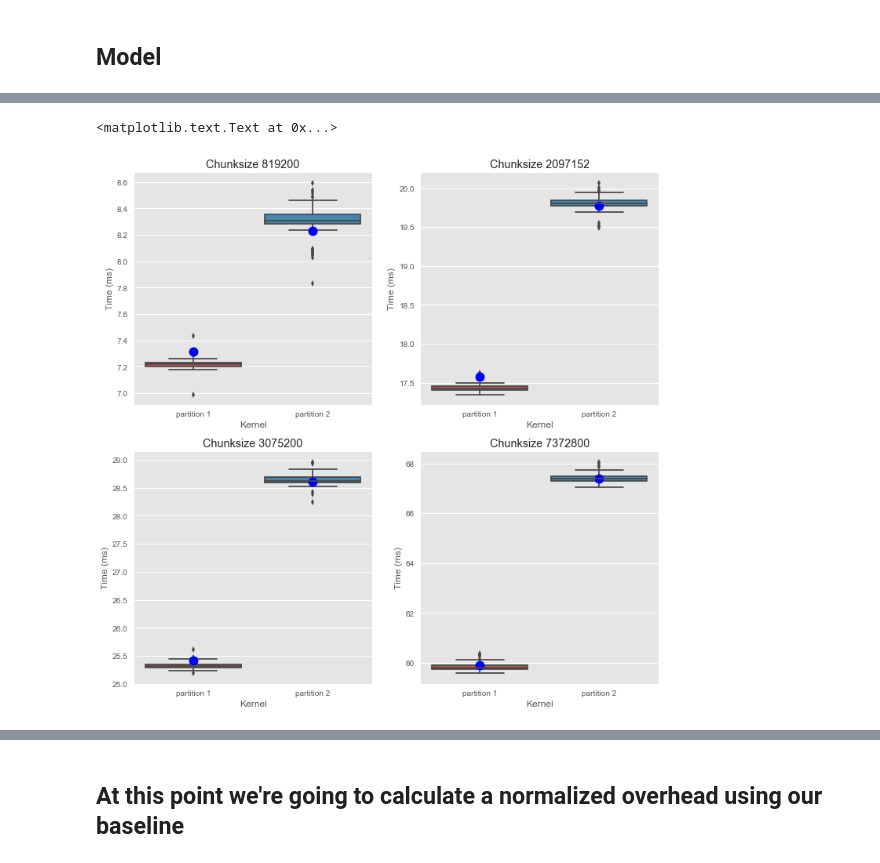
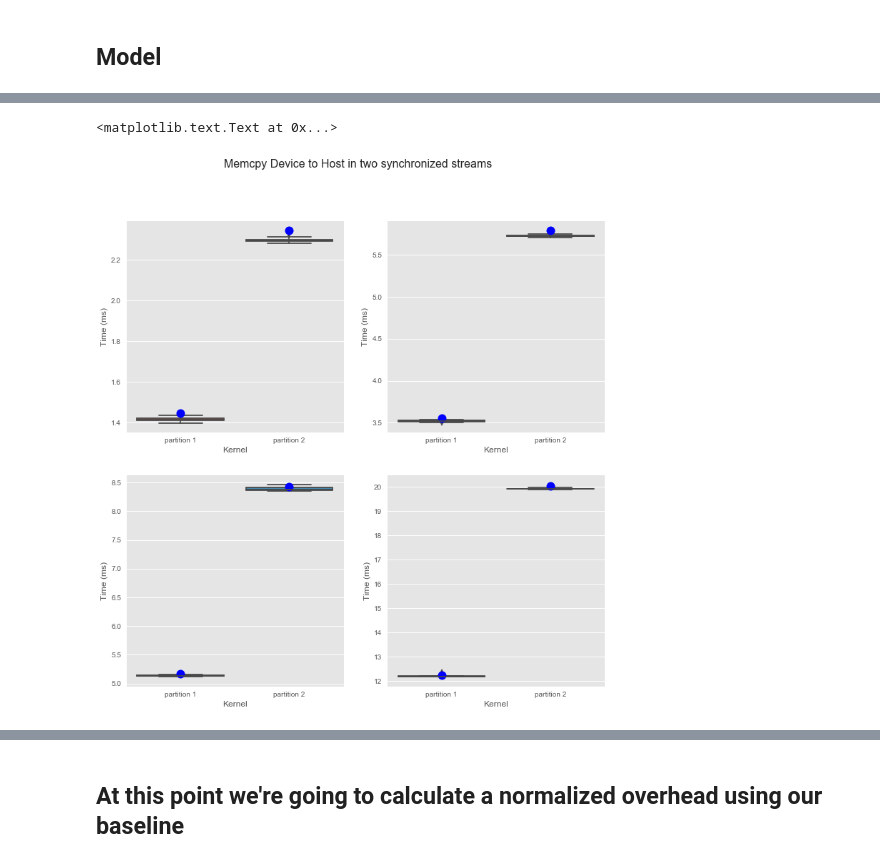
Before and after one commit to Erikun/bandwidthpartition, a Jupyter notebook: chunkedwithkernels.ipynb, the cells around one changed output, grey strips where cells are left out. Drawn from its saved outputs; the diff is of its cells as text; code cells hidden in the pictures.

```diff
--- a/chunkedwithkernels.ipynb
+++ b/chunkedwithkernels.ipynb
@@ -245,13 +245,13 @@ Model
 # %%
 #if P1 matrix is larger than p2
 def memtransfersync(m,n,k,c):
-    t1 = m*fsync(c)+(n)*fsync(c)
-    t2 = m*fsync(c)+n*fsync(c)+k*fsync(c)#f1p(c)
+    t1 = m*f1p(c)+(n-1)*fsync(c)
+    t2 = m*f1p(c)+(n)*fsync(c)+k*f1p(c)
     return (t1,t2)
 
 def memtransfersyncreturn(m,n,k,c):
-    t1 = m*fp1DtH(c)+(n)*fsyncDtH(c)
-    t2 = n*fsyncDtH(c)+k*fp1DtH(c)
+    t1 = m*fp1DtH(c)+(n-1)*fsyncDtH(c)
+    t2 = m*fp1DtH(c)+n*fsyncDtH(c)+(k)*fp1DtH(c)
     return (t1,t2)
 
 def memtransferstream(m,n,k,c):
@@ -259,6 +259,11 @@ def memtransferstream(m,n,k,c):
     t2 = m*fsingle(c)+n*fsingle(c)+k*fsingle(c)
     return (t1,t2)
 
+def memtransferstreamreturn(m,n,k,c):
+    t1 = m*fsingleDtH(c)+(n-1)*fsingleDtH(c)
+    t2 = m*fsingleDtH(c)+n*fsingleDtH(c)+k*fsingleDtH(c)
+    return (t1,t2)
+
 #memtransfersync(3,6,3,2097152)
 #print memtransfersync(0,24,0,2097152)
 #print memtransferstream(0,24,0,2097152)
@@ -281,27 +408,29 @@ mtest620.head()
 # %%
-mtest = pd.read_csv('./data/kerneltestdata/modeltest320_960.csv', sep = ',')
+mtest = pd.read_csv('./data/kerneltestdata/modeltest960resultv5.csv', sep = ',')
 mtest.columns = mtest.columns.str.strip()
 plt.figure()
 
 
 #mt = mtest[mtest['Kernel']=='partition 1']
-h = memtransfersync(6,42,6,819200)
+h = memtransfersyncreturn(6,6,6,819200)
 print h
 mt = mtest #[mtest['Kernel']=='partition 1']
+mtp1=mtest[mtest['Kernel']=='partition 1']
+mtp2=mtest[mtest['Kernel']=='partition 2']
+print mtp1['DtHtime'].mean(), (h[0]-mtp1["DtHtime"].mean()),(h[0]-mtp1["DtHtime"].mean())/h[0]*100
+print mtp2['DtHtime'].mean(), (h[1]-mtp2["DtHtime"].mean()),(h[1]-mtp2["DtHtime"].mean())/h[1]*100
 
 plt.subplot(221)
 
 
 #mt['HtDtime'].plot(kind = 'box')
-seaborn.boxplot(x='Kernel', y='HtDtime', data=mt)
+seaborn.boxplot(x='Kernel', y='DtHtime', data=mt)
 
 
 plt.plot([0],[h[0]], marker = 'o',markersize=12, color='blue')
 plt.plot([1],[h[1]], marker = 'o',markersize=12, color='blue')
-
 s= mt['chunksize'].unique()
 title = "Chunksize " + str(s[0])
-plt.title(title)
 plt.ylabel('Time (ms)')
 
 
@@ -309,64 +438,75 @@ plt.ylabel('Time (ms)')
 
 plt.subplot(222)
 
-mtest = pd.read_csv('./data/kerneltestdata/modeltest512_1536.csv', sep = ',')
-h = memtransfersync(6,42,6,2097152)
+mtest = pd.read_csv('./data/kerneltestdata/modeltest1536resultv5.csv', sep = ',')
+h = memtransfersyncreturn(6,6,6,2097152)
 print h
 mtest.columns = mtest.columns.str.strip()
+mtp1=mtest[mtest['Kernel']=='partition 1']
+mtp2=mtest[mtest['Kernel']=='partition 2']
+print mtp1['DtHtime'].mean(), (h[0]-mtp1["DtHtime"].mean()),(h[0]-mtp1["DtHtime"].mean())/h[0]*100
+print mtp2['DtHtime'].mean(), (h[1]-mtp2["DtHtime"].mean()),(h[1]-mtp2["DtHtime"].mean())/h[1]*100
 
 mt=mtest
-seaborn.boxplot(x='Kernel', y='HtDtime', data=mt)
+seaborn.boxplot(x='Kernel', y='DtHtime', data=mt)
 
 
 plt.plot([0],[h[0]], marker = 'o',markersize=12, color='blue')
 plt.plot([1],[h[1]], marker = 'o',markersize=12, color='blue')
-
 s= mt['chunksize'].unique()
 title = "Chunksize " + str(s[0])
-plt.title(title)
 plt.ylabel('Time (ms)')
+
+
 plt.subplot(223)
 
 
-mtest = pd.read_csv('./data/kerneltestdata/modeltest620_1860.csv', sep = ',')
+mtest = pd.read_csv('./data/kerneltestdata/modeltest1860resultv5.csv', sep = ',')
 mtest.columns = mtest.columns.str.strip()
 
 
-h = memtransfersync(6,42,6,3075200)
-
+h = memtransfersyncreturn(6,6,6,3075200)
+print h
+mtp1=mtest[mtest['Kernel']=='partition 1']
+mtp2=mtest[mtest['Kernel']=='partition 2']
+print mtp1['DtHtime'].mean(), (h[0]-mtp1["DtHtime"].mean()),(h[0]-mtp1["DtHtime"].mean())/h[0]*100
+print mtp2['DtHtime'].mean(), (h[1]-mtp2["DtHtime"].mean()),(h[1]-mtp2["DtHtime"].mean())/h[1]*100
 
 mt = mtest #[mtest['Kernel']=='partition 1']
-h = memtransfersync(6,42,6,3075200)
-seaborn.boxplot(x='Kernel', y='HtDtime', data=mt)
+seaborn.boxplot(x='Kernel', y='DtHtime', data=mt)
 
 
 plt.plot([0],[h[0]], marker = 'o',markersize=12, color='blue')
 plt.plot([1],[h[1]], marker = 'o',markersize=12, color='blue')
+s= mt['chunksize'].unique()
+title = "Chunksize " + str(s[0])
+plt.ylabel('Time (ms)')
 
 
-s= mt['chunksize'].unique()
-title = "Chunksize " + str(s[0])
-plt.title(title)
-plt.ylabel('Time (ms)')
+
 plt.subplot(224)
 
 
-mtest = pd.read_csv('./data/kerneltestdata/modeltest960_2880.csv', sep = ',')
+mtest = pd.read_csv('./data/kerneltestdata/modeltest2880resultv5.csv', sep = ',')
 mtest.columns = mtest.columns.str.strip()
 
 mt = mtest #[mtest['Kernel']=='partition 1']
 
-h = memtransfersync(6,42,6,7372800)
+h = memtransfersyncreturn(6,6,6,7372800)
+print h
+mtp1=mtest[mtest['Kernel']=='partition 1']
+mtp2=mtest[mtest['Kernel']=='partition 2']
+print mtp1['DtHtime'].mean(), (h[0]-mtp1["DtHtime"].mean()),(h[0]-mtp1["DtHtime"].mean())/h[0]*100
+print mtp2['DtHtime'].mean(), (h[1]-mtp2["DtHtime"].mean()),(h[1]-mtp2["DtHtime"].mean())/h[1]*100
 
 #mt['HtDtime'].plot(kind = 'box')
-seaborn.boxplot(x='Kernel', y='HtDtime', data=mt)
+seaborn.boxplot(x='Kernel', y='DtHtime', data=mt)
 
 
 plt.plot([0],[h[0]], marker = 'o',markersize=12, color='blue')
 plt.plot([1],[h[1]], marker = 'o',markersize=12, color='blue')
-
 s= mt['chunksize'].unique()
+plt.suptitle('Memcpy Device to Host in two synchronized streams',fontsize=16)
 title = "Chunksize " + str(s[0])
 plt.ylabel('Time (ms)')
-plt.title(title)
 # %% [output]
@@ -375,2 +525,2 @@ plt.title(title)
 <matplotlib.text.Text at 0x...>
-[figure, old version]
+[figure, new version]
```
Also changed, not shown: parts of 13 cells of this notebook, 49 other files.
